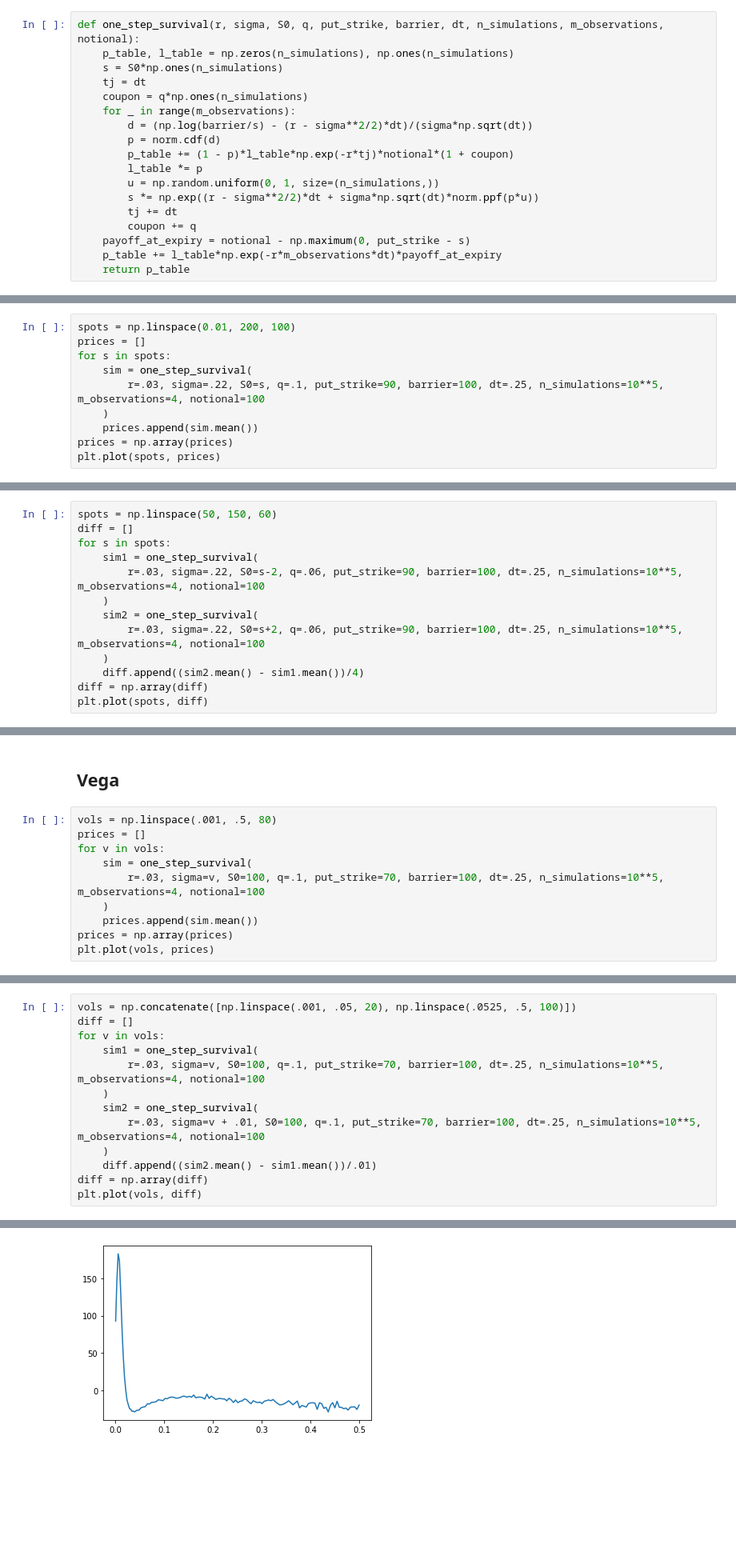
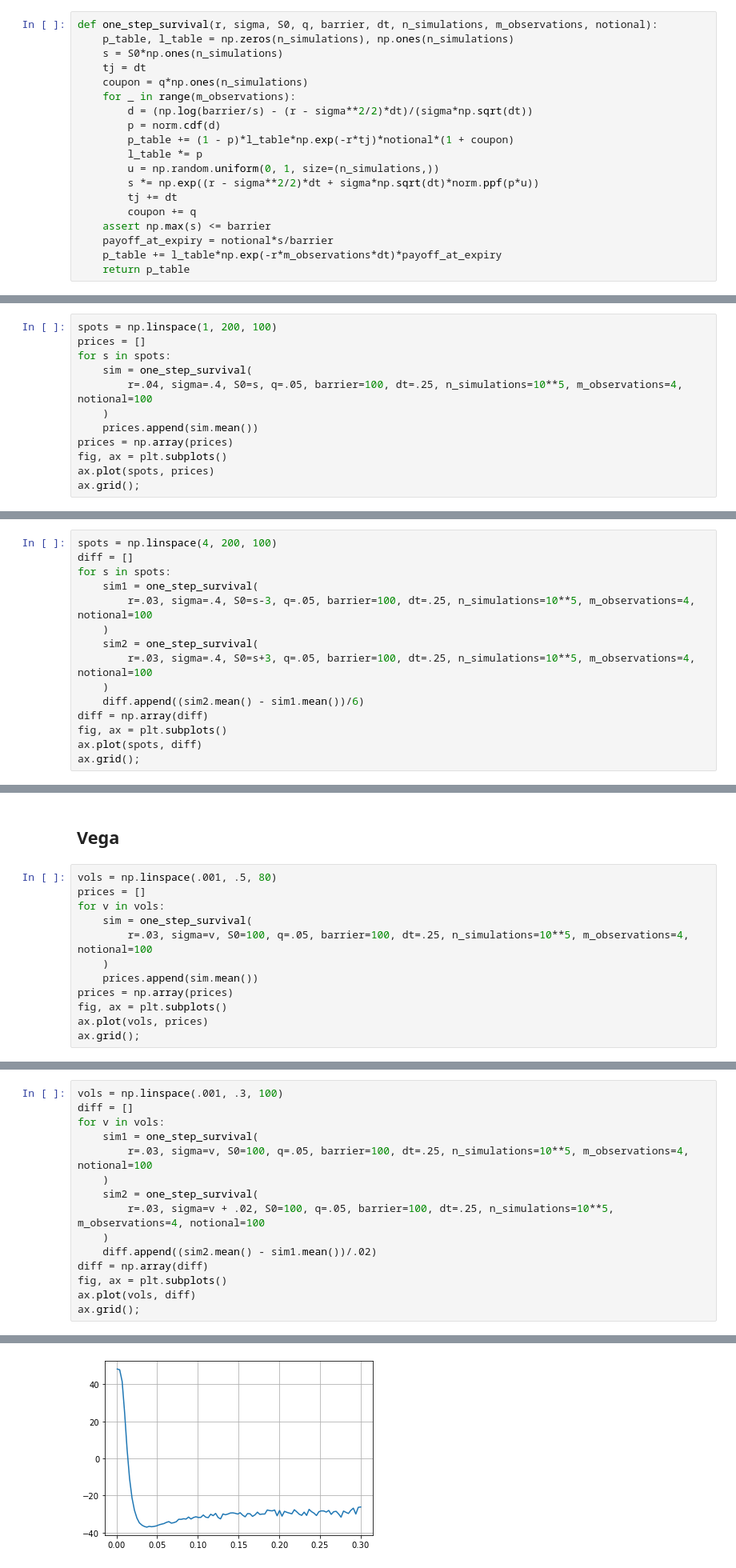
Before and after one commit to 20castro/Autocallable, a Jupyter notebook: one_step_survival/implementation.ipynb, the cells around one changed output, grey strips where cells are left out. Shown: that part at 80% size. Drawn from its saved outputs; the diff is of its cells as text; blank space fills up the shorter version.

Commit message:
Change in the payoff at expiry

```diff
--- a/one_step_survival/implementation.ipynb
+++ b/one_step_survival/implementation.ipynb
@@ -5,7 +5,7 @@ from scipy.stats import norm
 # %% [markdown]
 ## Algorithm
 # %%
-def one_step_survival(r, sigma, S0, q, put_strike, barrier, dt, n_simulations, m_observations, notional):
+def one_step_survival(r, sigma, S0, q, barrier, dt, n_simulations, m_observations, notional):
     p_table, l_table = np.zeros(n_simulations), np.ones(n_simulations)
     s = S0*np.ones(n_simulations)
     tj = dt
@@ -19,7 +19,8 @@ def one_step_survival(r, sigma, S0, q, put_strike, barrier, dt, n_simulations, m
         s *= np.exp((r - sigma**2/2)*dt + sigma*np.sqrt(dt)*norm.ppf(p*u))
         tj += dt
         coupon += q
-    payoff_at_expiry = notional - np.maximum(0, put_strike - s)
+    assert np.max(s) <= barrier
+    payoff_at_expiry = notional*s/barrier
     p_table += l_table*np.exp(-r*m_observations*dt)*payoff_at_expiry
     return p_table
 # %%
@@ -29,13 +30,15 @@ one_step_survival(.03, .2, 100, .06, 90, 100, .25, 10**5, 4, 100).mean()
 # %% [markdown]
 ## Delta
 # %%
-spots = np.linspace(0.01, 200, 100)
+spots = np.linspace(1, 200, 100)
 prices = []
 for s in spots:
     sim = one_step_survival(
-        r=.03, sigma=.22, S0=s, q=.1, put_strike=90, barrier=100, dt=.25, n_simulations=10**5, m_observations=4, notional=100
+        r=.04, sigma=.4, S0=s, q=.05, barrier=100, dt=.25, n_simulations=10**5, m_observations=4, notional=100
     )
     prices.append(sim.mean())
 prices = np.array(prices)
-plt.plot(spots, prices)
+fig, ax = plt.subplots()
+ax.plot(spots, prices)
+ax.grid();
 # %% [output]
@@ -44,14 +46,16 @@ plt.plot(spots, prices)
 # %%
-spots = np.linspace(50, 150, 60)
+spots = np.linspace(4, 200, 100)
 diff = []
 for s in spots:
     sim1 = one_step_survival(
-        r=.03, sigma=.22, S0=s-2, q=.06, put_strike=90, barrier=100, dt=.25, n_simulations=10**5, m_observations=4, notional=100
+        r=.03, sigma=.4, S0=s-3, q=.05, barrier=100, dt=.25, n_simulations=10**5, m_observations=4, notional=100
     )
     sim2 = one_step_survival(
-        r=.03, sigma=.22, S0=s+2, q=.06, put_strike=90, barrier=100, dt=.25, n_simulations=10**5, m_observations=4, notional=100
+        r=.03, sigma=.4, S0=s+3, q=.05, barrier=100, dt=.25, n_simulations=10**5, m_observations=4, notional=100
     )
-    diff.append((sim2.mean() - sim1.mean())/4)
+    diff.append((sim2.mean() - sim1.mean())/6)
 diff = np.array(diff)
-plt.plot(spots, diff)
+fig, ax = plt.subplots()
+ax.plot(spots, diff)
+ax.grid();
 # %% [output]
@@ -64,9 +67,11 @@ vols = np.linspace(.001, .5, 80)
 prices = []
 for v in vols:
     sim = one_step_survival(
-        r=.03, sigma=v, S0=100, q=.1, put_strike=70, barrier=100, dt=.25, n_simulations=10**5, m_observations=4, notional=100
+        r=.03, sigma=v, S0=100, q=.05, barrier=100, dt=.25, n_simulations=10**5, m_observations=4, notional=100
     )
     prices.append(sim.mean())
 prices = np.array(prices)
-plt.plot(vols, prices)
+fig, ax = plt.subplots()
+ax.plot(vols, prices)
+ax.grid();
 # %% [output]
@@ -75,14 +79,16 @@ plt.plot(vols, prices)
 # %%
-vols = np.concatenate([np.linspace(.001, .05, 20), np.linspace(.0525, .5, 100)])
+vols = np.linspace(.001, .3, 100)
 diff = []
 for v in vols:
     sim1 = one_step_survival(
-        r=.03, sigma=v, S0=100, q=.1, put_strike=70, barrier=100, dt=.25, n_simulations=10**5, m_observations=4, notional=100
+        r=.03, sigma=v, S0=100, q=.05, barrier=100, dt=.25, n_simulations=10**5, m_observations=4, notional=100
     )
     sim2 = one_step_survival(
-        r=.03, sigma=v + .01, S0=100, q=.1, put_strike=70, barrier=100, dt=.25, n_simulations=10**5, m_observations=4, notional=100
+        r=.03, sigma=v + .02, S0=100, q=.05, barrier=100, dt=.25, n_simulations=10**5, m_observations=4, notional=100
     )
-    diff.append((sim2.mean() - sim1.mean())/.01)
+    diff.append((sim2.mean() - sim1.mean())/.02)
 diff = np.array(diff)
-plt.plot(vols, diff)
+fig, ax = plt.subplots()
+ax.plot(vols, diff)
+ax.grid();
 # %% [output]
@@ -90,2 +95,2 @@ plt.plot(vols, diff)
-[figure, old version]
+[figure, new version]
 # %%
```
Also changed, not shown: parts of 7 cells of this notebook, 2 other files.
